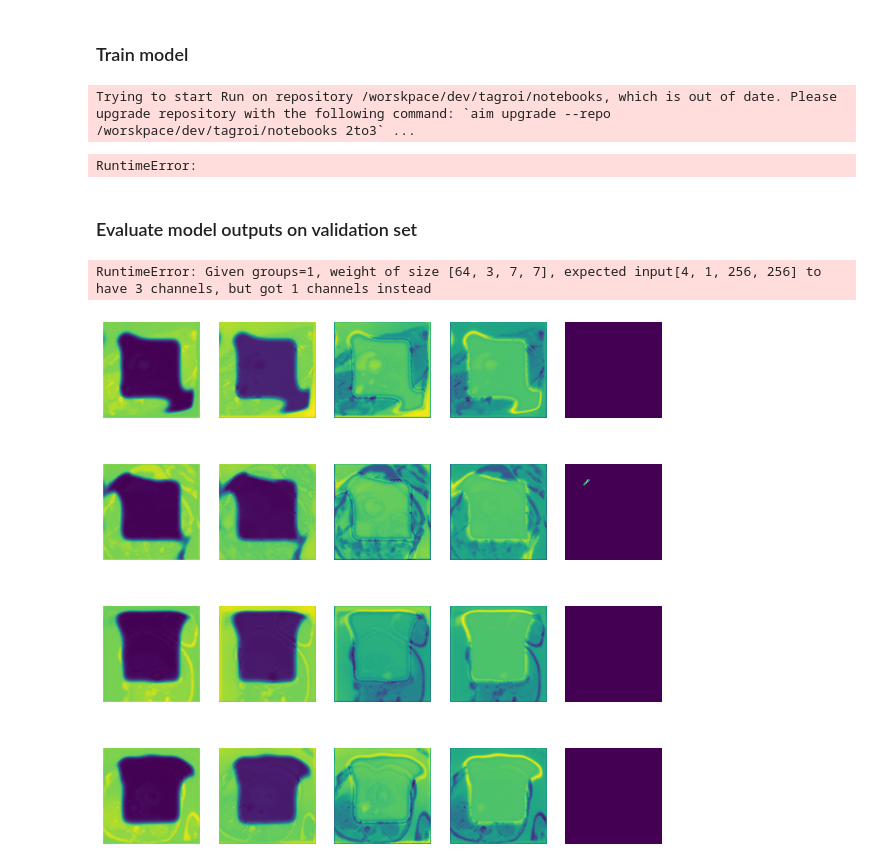
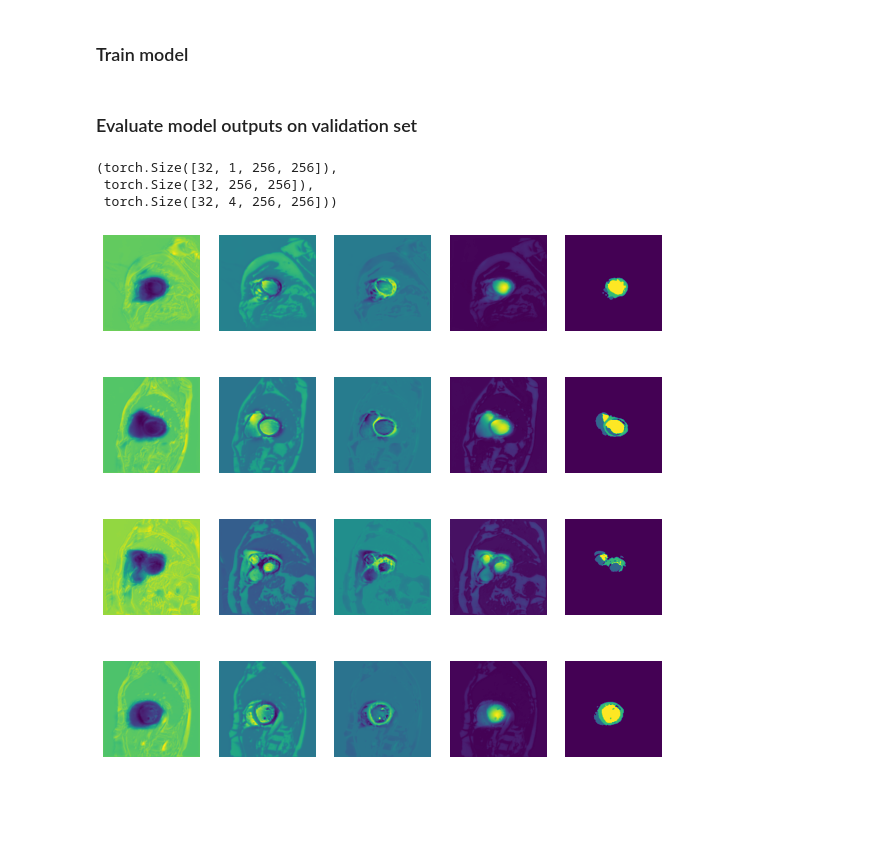
Before and after one commit to arnauddhaene/tagroi, a Jupyter notebook: notebooks/data.ipynb, the cells around one changed output. Cells and saved outputs as stored; diff of their text form; code cells hidden in the pictures; blank space fills up the shorter version.

Commit message:
Fix: used kornia dice loss modularization + training pipeline

```diff
--- a/notebooks/data.ipynb
+++ b/notebooks/data.ipynb
@@ -33,7 +33,7 @@ Loaded saved dataset of 952 images from /worskpace/dev/tagroi/checkpoints/cine.p
 # %%
-train_set, val_set, _ = random_split(dataset, [8, 4, 940], generator=torch.Generator().manual_seed(42))
-loader_train = DataLoader(train_set, batch_size=4, shuffle=True)
-loader_val = DataLoader(val_set, batch_size=4, shuffle=False)
+train_set, val_set = random_split(dataset, [704, 248], generator=torch.Generator().manual_seed(42))
+loader_train = DataLoader(train_set, batch_size=16, shuffle=True)
+loader_val = DataLoader(val_set, batch_size=32, shuffle=False)
 # %% [markdown]
 ### Instantiate model
 # %%
@@ -43,7 +43,7 @@ device
 device(type='cuda')
 # %%
 model = UNet(n_channels=1, n_classes=4, bilinear=True).double()
-saved_model = torch.load('../checkpoints/model/model_v1.pt')
+saved_model = torch.load('../checkpoints/model/model_cine_v0.pt')
 if isinstance(saved_model, nn.DataParallel):  # Extract UNet if saved model is parallelized
     saved_model = saved_model.module
 model.load_state_dict(saved_model.state_dict())
@@ -58,32 +54,31 @@ pmodel = deeplabv3_resnet50(pretrained=True, progress=True)
 # %% [markdown]
 ### Train model
 # %%
-train(model, run=aim.Run(), loader_train=loader_train, loader_val=loader_val, device=device)
+# train(model, run=aim.Run(), loader_train=loader_train, loader_val=loader_val, device=device)
-# %% [output]
-Trying to start Run on repository /worskpace/dev/tagroi/notebooks, which is out of date. Please upgrade repository with the following command: `aim upgrade --repo /worskpace/dev/tagroi/notebooks 2to3` ...
-RuntimeError:
 # %% [markdown]
 ### Evaluate model outputs on validation set
 # %%
 example, label = next(iter(loader_val))
-out = pmodel(example)
+out = model(example.double().to(device))
 
 example.shape, label.shape, out.shape
 # %% [output]
-RuntimeError: Given groups=1, weight of size [64, 3, 7, 7], expected input[4, 1, 256, 256] to have 3 channels, but got 1 channels instead
+(torch.Size([32, 1, 256, 256]),
+ torch.Size([32, 256, 256]),
+ torch.Size([32, 4, 256, 256]))
 # %%
 predicted_mask = F.softmax(out, dim=1).argmax(dim=1).cpu().detach().numpy().copy()
 
 fig, ax = plt.subplots(4, 5, figsize=(10, 10))
 
-for i in range(4):
+for i in range(12, 16):
     for j in range(4):
-        ax[i, j].imshow(out.cpu().detach().numpy()[i, j])
-        ax[i, j].axis('off')
+        ax[i % 4, j].imshow(out.cpu().detach().numpy()[i, j])
+        ax[i % 4, j].axis('off')
 
-    ax[i, 4].imshow(predicted_mask[i]), ax[i, 4].axis('off')
+    ax[i % 4, 4].imshow(predicted_mask[i]), ax[i % 4, 4].axis('off')
 # %% [output]
-[figure, old version]
+[figure, new version]
 # %%
 fig, ax = plt.subplots(3, 4, figsize=(20, 15))
 
```
Also changed, not shown: parts of 3 cells of this notebook, 6 other files.
